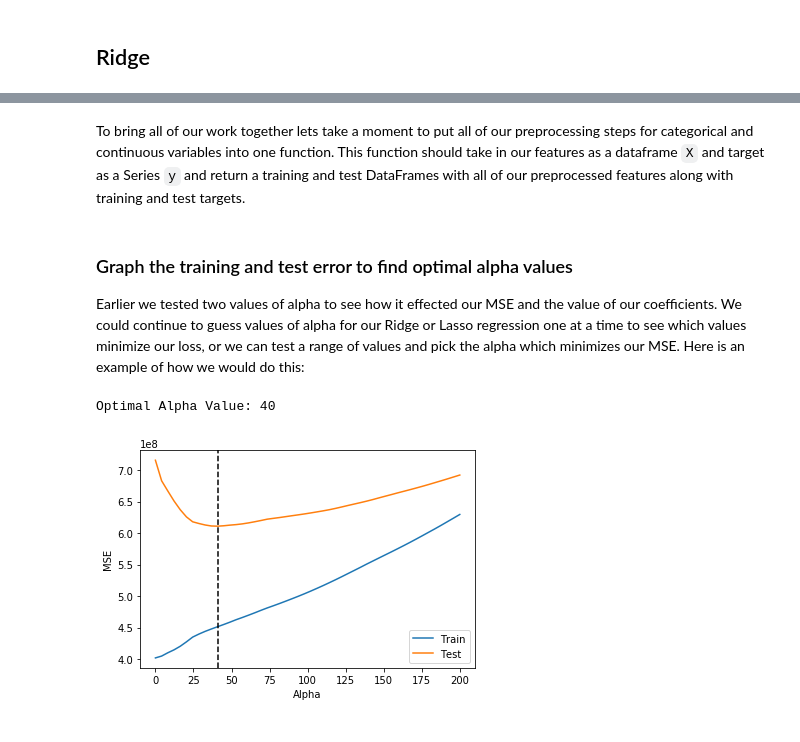
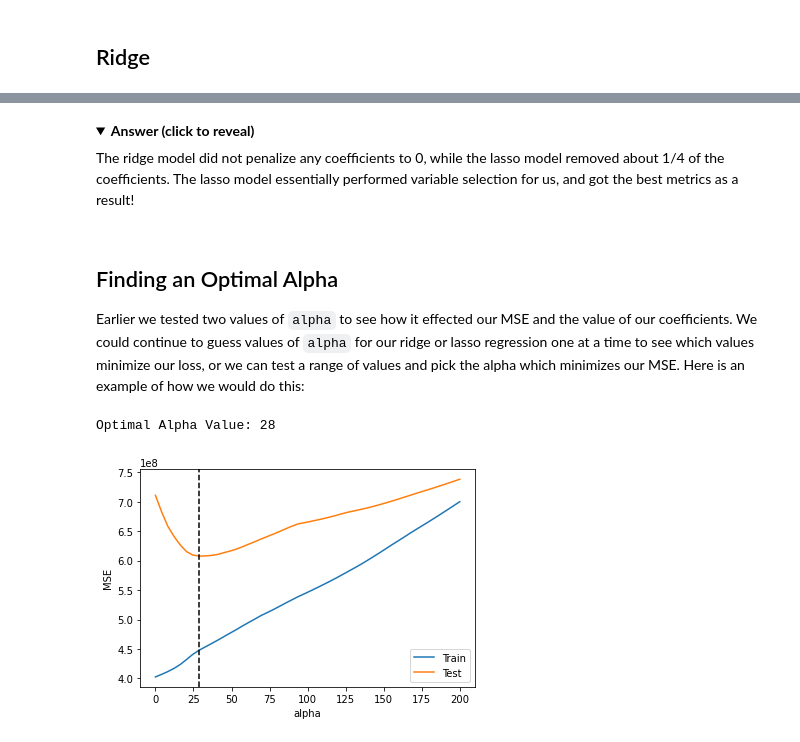
Before and after one commit to learn-co-curriculum/dsc-ridge-and-lasso-regression-lab, a Jupyter notebook: index.ipynb, the cells around one changed output, grey strips where cells are left out. Drawn from its saved outputs; the diff is of its cells as text; code cells hidden in the pictures; folded sections open.

Commit message:
focus on ridge and lasso, clean up files

```diff
--- a/index.ipynb
+++ b/index.ipynb
@@ -226,10 +170,10 @@ Test MSE: 659215063.9643528
 from sklearn.linear_model import Ridge
 
 ridge = Ridge() # Ridge is also known as the L2 norm
-ridge.fit(X_train_all, y_train)
+ridge.fit(X_train_preprocessed, y_train)
 
-print('Training r^2:', ridge.score(X_train_all, y_train))
-print('Test r^2:', ridge.score(X_test_all, y_test))
-print('Training MSE:', mean_squared_error(y_train, ridge.predict(X_train_all)))
-print('Test MSE:', mean_squared_error(y_test, ridge.predict(X_test_all)))
+print('Training r^2:', ridge.score(X_train_preprocessed, y_train))
+print('Test r^2:    ', ridge.score(X_test_preprocessed, y_test))
+print('Training MSE:', mean_squared_error(y_train, ridge.predict(X_train_preprocessed)))
+print('Test MSE:    ', mean_squared_error(y_test, ridge.predict(X_test_preprocessed)))
 # %% [output]
@@ -283,2 +256,0 @@ Lasso was very effective to essentially perform variable selection and remove ab
-# %% [markdown]
-To bring all of our work together lets take a moment to put all of our preprocessing steps for categorical and continuous variables into one function. This function should take in our features as a dataframe `X` and target as a Series `y` and return a training and test DataFrames with all of our preprocessed features along with training and test targets.
@@ -335,44 +257,47 @@ def preprocess(X, y):
+# %% [markdown]
+<details>
+    <summary style="cursor: pointer"><b>Answer (click to reveal)</b></summary>
+
+The ridge model did not penalize any coefficients to 0, while the lasso model removed about 1/4 of the coefficients. The lasso model essentially performed variable selection for us, and got the best metrics as a result!
+
+</details>
 # %% [markdown]
-### Graph the training and test error to find optimal alpha values
+## Finding an Optimal Alpha
 
-Earlier we tested two values of alpha to see how it effected our MSE and the value of our coefficients. We could continue to guess values of alpha for our Ridge or Lasso regression one at a time to see which values minimize our loss, or we can test a range of values and pick the alpha which minimizes our MSE. Here is an example of how we would do this:
+Earlier we tested two values of `alpha` to see how it effected our MSE and the value of our coefficients. We could continue to guess values of `alpha` for our ridge or lasso regression one at a time to see which values minimize our loss, or we can test a range of values and pick the alpha which minimizes our MSE. Here is an example of how we would do this:
-# %%
-X_train_all, X_test_all, y_train, y_test = preprocess(X, y)
-
-train_mse = []
-test_mse = []
-alphas = []
-
-for alpha in np.linspace(0, 200, num=50):
-    lasso = Lasso(alpha=alpha)
-    lasso.fit(X_train_all, y_train)
-
-    train_preds = lasso.predict(X_train_all)
-    train_mse.append(mean_squared_error(y_train, train_preds))
-
-    test_preds = lasso.predict(X_test_all)
-    test_mse.append(mean_squared_error(y_test, test_preds))
-
-    alphas.append(alpha)
 # %%
 import matplotlib.pyplot as plt
 %matplotlib inline
 
+train_mse = []
+test_mse = []
+alphas = np.linspace(0, 200, num=50)
+
+for alpha in alphas:
+    lasso = Lasso(alpha=alpha)
+    lasso.fit(X_train_preprocessed, y_train)
+
+    train_preds = lasso.predict(X_train_preprocessed)
+    train_mse.append(mean_squared_error(y_train, train_preds))
+
+    test_preds = lasso.predict(X_test_preprocessed)
+    test_mse.append(mean_squared_error(y_test, test_preds))
+
 fig, ax = plt.subplots()
 ax.plot(alphas, train_mse, label='Train')
 ax.plot(alphas, test_mse, label='Test')
-ax.set_xlabel('Alpha')
+ax.set_xlabel('alpha')
 ax.set_ylabel('MSE')
 
 # np.argmin() returns the index of the minimum value in a list
 optimal_alpha = alphas[np.argmin(test_mse)]
 
 # Add a vertical line where the test MSE is minimized
 ax.axvline(optimal_alpha, color='black', linestyle='--')
 ax.legend();
 
 print(f'Optimal Alpha Value: {int(optimal_alpha)}')
 # %% [output]
-Optimal Alpha Value: 40
+Optimal Alpha Value: 28
-[figure, old version]
+[figure, new version]
 # %% [markdown]
```
Also changed, not shown: parts of 63 cells of this notebook, 5 other files.
